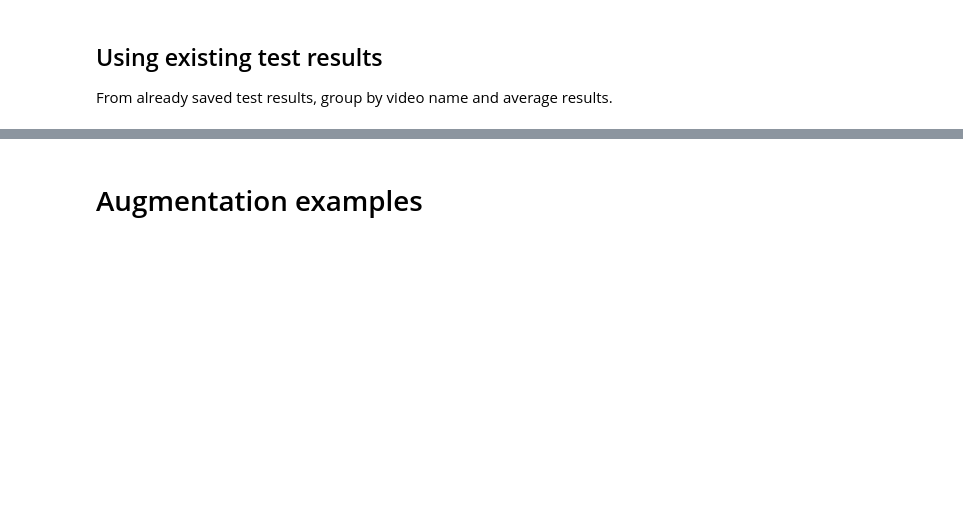
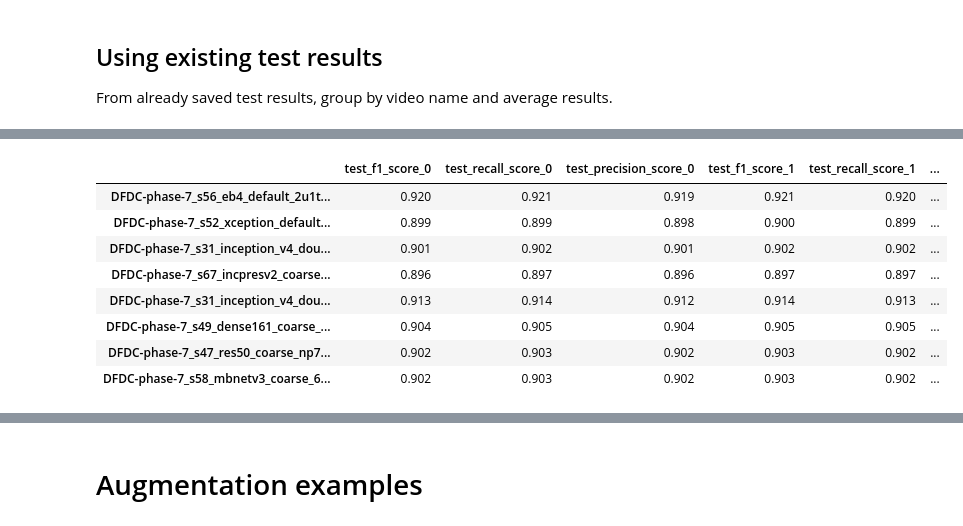
Before and after one commit to hi-ilkin/Thesis, a Jupyter notebook: Data Analysis.ipynb, the cells around one changed output, grey strips where cells are left out. Drawn from its saved outputs; the diff is of its cells as text; code cells hidden in the pictures; blank space fills up the shorter version.

```diff
--- a/Data Analysis.ipynb
+++ b/Data Analysis.ipynb
@@ -949,12 +970,20 @@ def get_video_stats(df):
     distractors = {}
     augmenters = {}
 
+    distractor_examples = {}
+
     for video_name in df['video_name']:
         augmentations = test_metadata.loc[video_name]['augmentations']
         len_augs = len(augmentations)
 
         if len_augs == 1:
-            counters[list(augmentations.keys())[0]] += 1
+            a = list(augmentations.keys())[0]
+            counters[a] += 1
+            if a == 'distractor':
+                distractor = list(augmentations['distractor'].keys())
+                if len(distractor) == 1 and distractor[0] not in distractor_examples.keys():
+                    distractor_examples[distractor[0]] = video_name
+
         elif len_augs == 2:
             counters['both'] += 1
         elif len_augs == 0:
@@ -967,8 +996,6 @@ def get_video_stats(df):
                 print(video_name, aug_type, augmentation)
             for aug in augmentation.keys():
                 if aug_type == 'distractor':
-                    if aug == 'df_tricks':
-                        print(video_name)
                     if distractors.get(aug, None) is None:
                         distractors[aug] = 1
                     else:
@@ -978,6 +1005,7 @@ def get_video_stats(df):
                         augmenters[aug] = 1
                     else:
                         augmenters[aug] += 1
+    print(distractor_examples)
     return {
         "counts": counters,
         "distractors": distractors,
@@ -1185,0 +1253,17 @@ plt.show()
+# %%
+# saving calculated metrics to a csv file
+df = pd.concat(metrics_df)
+df['paths'] = df.index
+df['run_id'] = df.paths.apply(lambda x: x.split('_')[-2])
+df.to_csv(f'{config.TEST_IMG_OUTPUT}/metrics_th.csv', index=False)
+df
+# %% [output]
+|  | test_f1_score_0 | test_recall_score_0 | test_precision_score_0 | test_f1_score_1 | test_recall_score_1 | ... |
+| DFDC-phase-7_s56_eb4_default_2u1t... | 0.920 | 0.921 | 0.919 | 0.921 | 0.920 | ... |
+| DFDC-phase-7_s52_xception_default... | 0.899 | 0.899 | 0.898 | 0.900 | 0.899 | ... |
+| DFDC-phase-7_s31_inception_v4_dou... | 0.901 | 0.902 | 0.901 | 0.902 | 0.902 | ... |
+| DFDC-phase-7_s67_incpresv2_coarse... | 0.896 | 0.897 | 0.896 | 0.897 | 0.897 | ... |
+| DFDC-phase-7_s31_inception_v4_dou... | 0.913 | 0.914 | 0.912 | 0.914 | 0.913 | ... |
+| DFDC-phase-7_s49_dense161_coarse_... | 0.904 | 0.905 | 0.904 | 0.905 | 0.905 | ... |
+| DFDC-phase-7_s47_res50_coarse_np7... | 0.902 | 0.903 | 0.902 | 0.903 | 0.902 | ... |
+| DFDC-phase-7_s58_mbnetv3_coarse_6... | 0.902 | 0.903 | 0.902 | 0.903 | 0.902 | ... |
```
Also changed, not shown: parts of 15 cells of this notebook.
